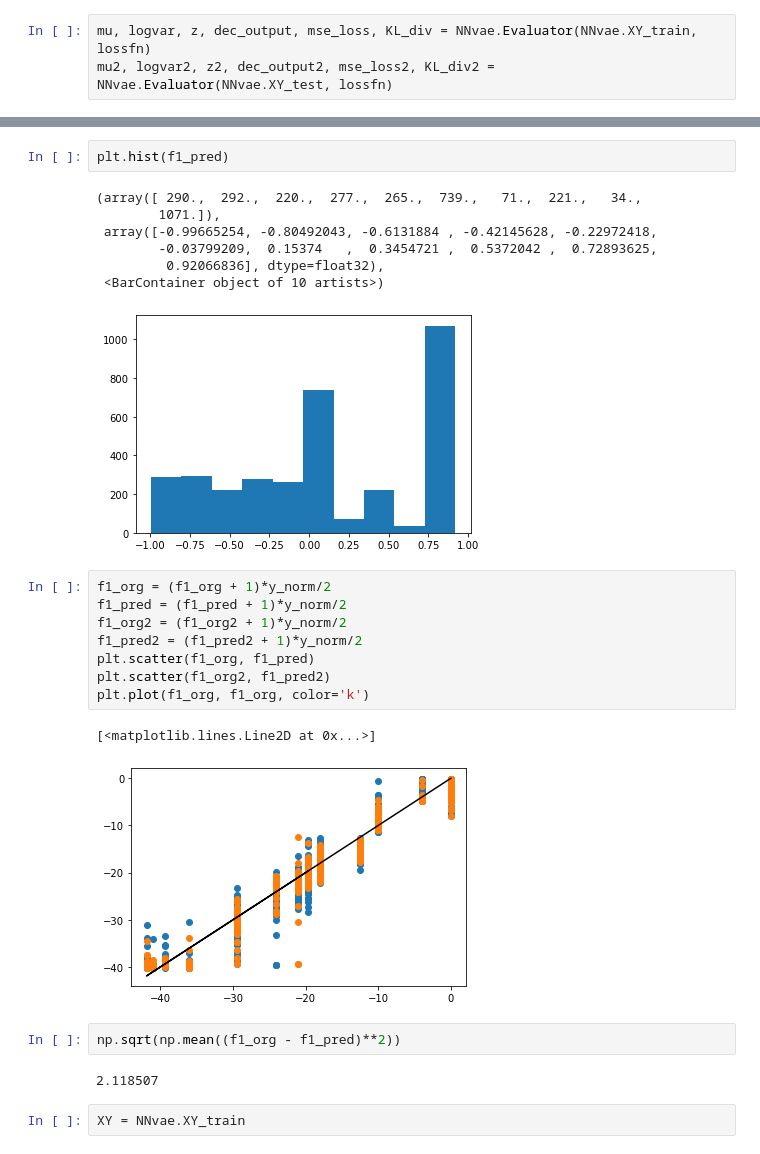
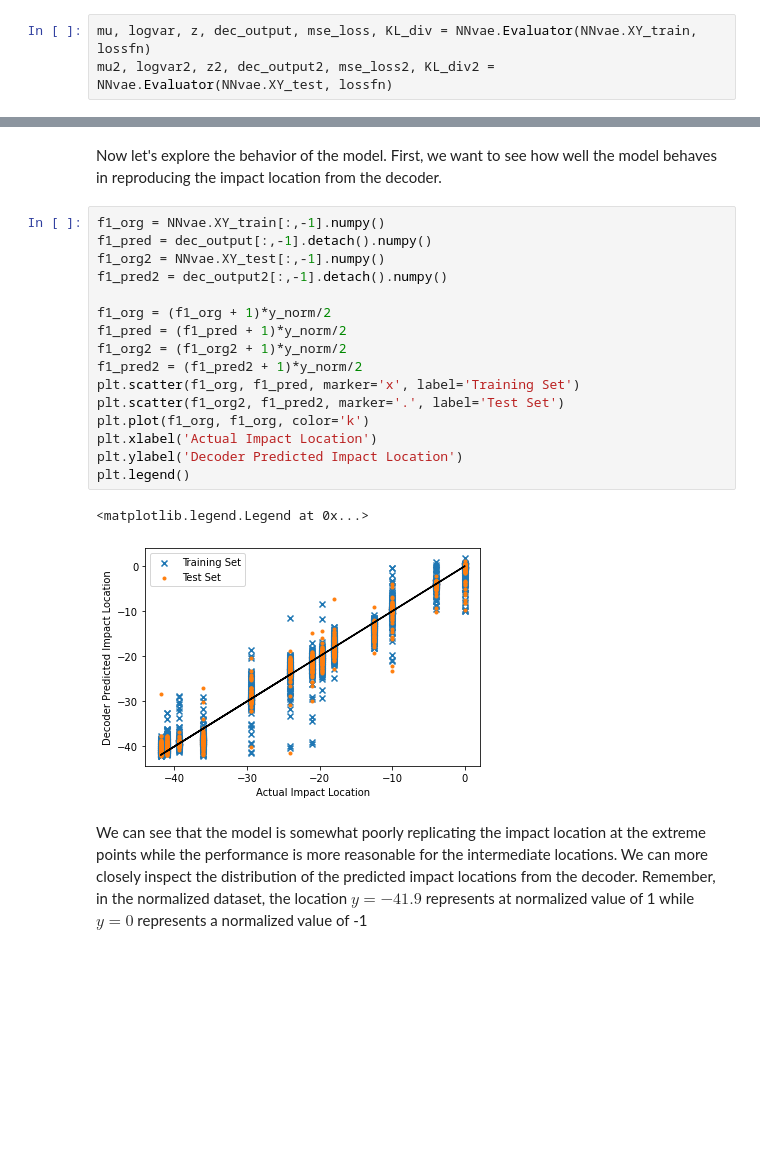
Before and after one commit to yorkiva/FAIR-Exercises, a Jupyter notebook: 08a-CDMS_NNVAE.ipynb, the cells around one changed output, grey strips where cells are left out. Saved outputs shown, nothing was run; the diff lists cells and outputs as text; blank space fills up the shorter version.

```diff
--- a/08a-CDMS_NNVAE.ipynb
+++ b/08a-CDMS_NNVAE.ipynb
@@ -344,28 +295,24 @@ plt.hist(f1_org)
-# %%
-plt.hist(f1_pred)
-# %% [output]
-(array([ 290.,  292.,  220.,  277.,  265.,  739.,   71.,  221.,   34.,
-        1071.]),
- array([-0.99665254, -0.80492043, -0.6131884 , -0.42145628, -0.22972418,
-        -0.03799209,  0.15374   ,  0.3454721 ,  0.5372042 ,  0.72893625,
-         0.92066836], dtype=float32),
- <BarContainer object of 10 artists>)
-[figure, removed]
+# %% [markdown]
+Now let's explore the behavior of the model. First, we want to see how well the model behaves in reproducing the impact location from the decoder.
 # %%
+f1_org = NNvae.XY_train[:,-1].numpy()
+f1_pred = dec_output[:,-1].detach().numpy()
+f1_org2 = NNvae.XY_test[:,-1].numpy()
+f1_pred2 = dec_output2[:,-1].detach().numpy()
+
 f1_org = (f1_org + 1)*y_norm/2
 f1_pred = (f1_pred + 1)*y_norm/2
 f1_org2 = (f1_org2 + 1)*y_norm/2
 f1_pred2 = (f1_pred2 + 1)*y_norm/2
-plt.scatter(f1_org, f1_pred)
-plt.scatter(f1_org2, f1_pred2)
+plt.scatter(f1_org, f1_pred, marker='x', label='Training Set')
+plt.scatter(f1_org2, f1_pred2, marker='.', label='Test Set')
 plt.plot(f1_org, f1_org, color='k')
+plt.xlabel('Actual Impact Location')
+plt.ylabel('Decoder Predicted Impact Location')
+plt.legend()
 # %% [output]
-[<matplotlib.lines.Line2D at 0x...>]
+<matplotlib.legend.Legend at 0x...>
-[figure, old version]
+[figure, new version]
-# %%
-np.sqrt(np.mean((f1_org - f1_pred)**2))
-# %% [output]
-2.118507
-# %%
-XY = NNvae.XY_train
+# %% [markdown]
+We can see that the model is somewhat poorly replicating the impact location at the extreme points while the performance is more reasonable for the intermediate locations. We can more closely inspect the distribution of the predicted impact locations from the decoder. Remember, in the normalized dataset, the location $y = -41.9$ represents at normalized value of 1 while $y = 0$ represents a normalized value of -1
 # %%
```
Also changed, not shown: parts of 17 cells of this notebook, 11 other files.
